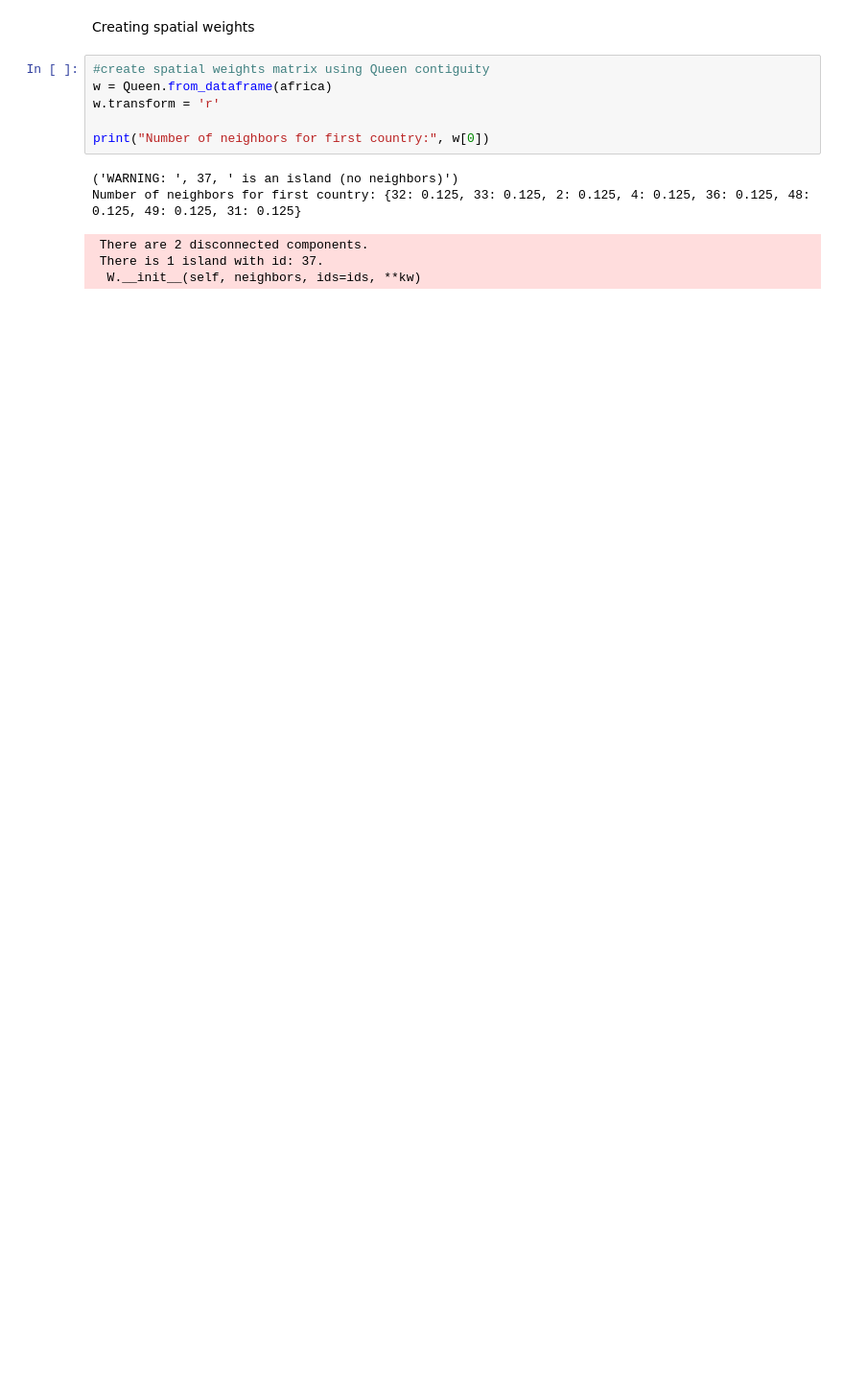
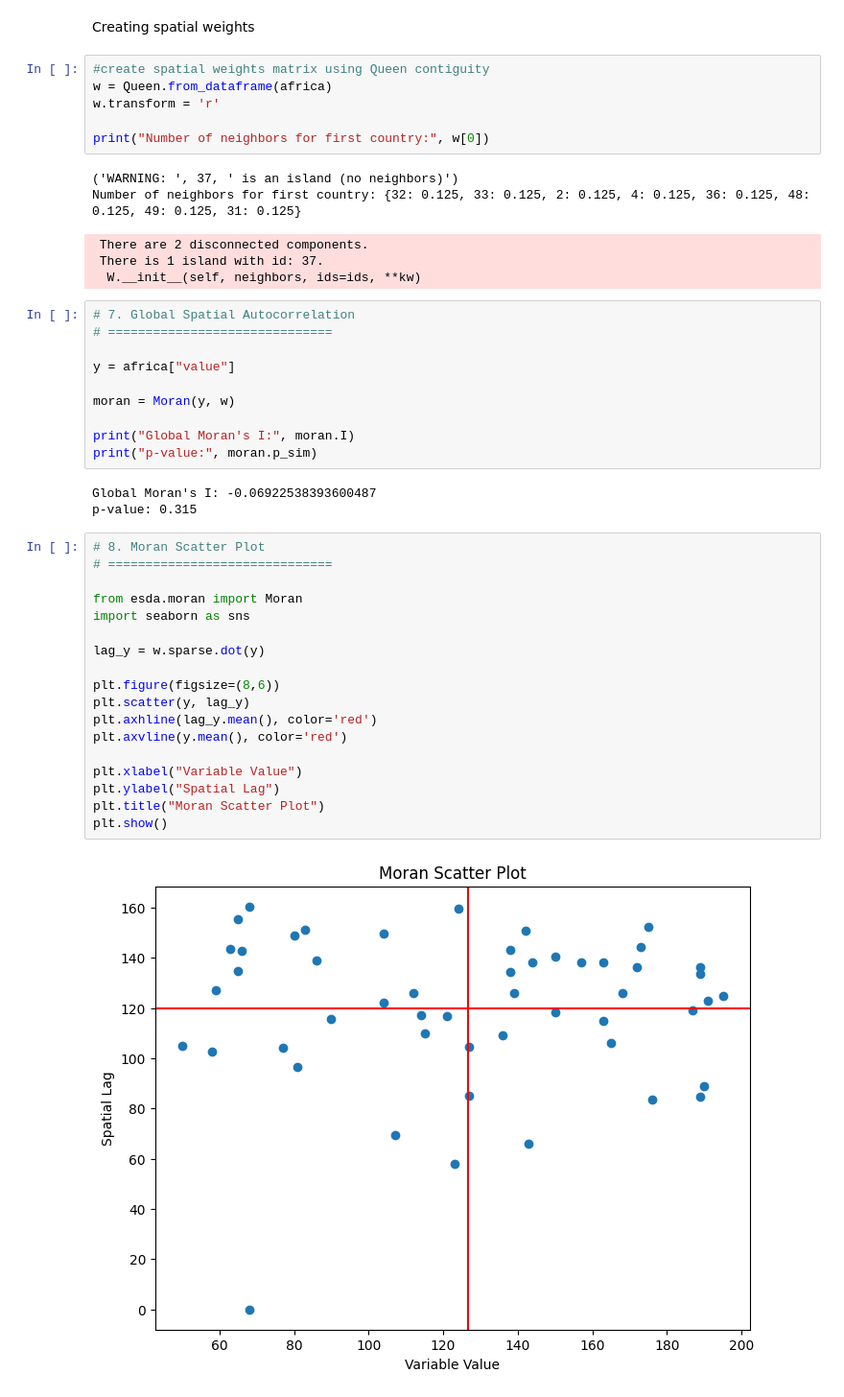
Before and after one commit to meetshambel/African-Countries-Map, a Jupyter notebook: Africancountriesmap.ipynb, the cells around one changed output. Shown at 96% size. Saved outputs shown, nothing was run; the diff lists cells and outputs as text; blank space fills up the shorter version.

Commit message:
Add/Update African Countries Map notebook

```diff
--- a/Africancountriesmap.ipynb
+++ b/Africancountriesmap.ipynb
@@ -113,3 +113,36 @@ Number of neighbors for first country: {32: 0.125, 33: 0.125, 2: 0.125, 4: 0.125
  There are 2 disconnected components.
  There is 1 island with id: 37.
   W.__init__(self, neighbors, ids=ids, **kw)
+# %%
+# 7. Global Spatial Autocorrelation
+# ==============================
+
+y = africa["value"]
+
+moran = Moran(y, w)
+
+print("Global Moran's I:", moran.I)
+print("p-value:", moran.p_sim)
+# %% [output]
+Global Moran's I: -0.06922538393600487
+p-value: 0.315
+# %%
+# 8. Moran Scatter Plot
+# ==============================
+
+from esda.moran import Moran
+import seaborn as sns
+
+lag_y = w.sparse.dot(y)
+
+plt.figure(figsize=(8,6))
+plt.scatter(y, lag_y)
+plt.axhline(lag_y.mean(), color='red')
+plt.axvline(y.mean(), color='red')
+
+plt.xlabel("Variable Value")
+plt.ylabel("Spatial Lag")
+plt.title("Moran Scatter Plot")
+plt.show()
+# %% [output]
+[figure, added]
```
Also changed, not shown: parts of 3 cells of this notebook.
